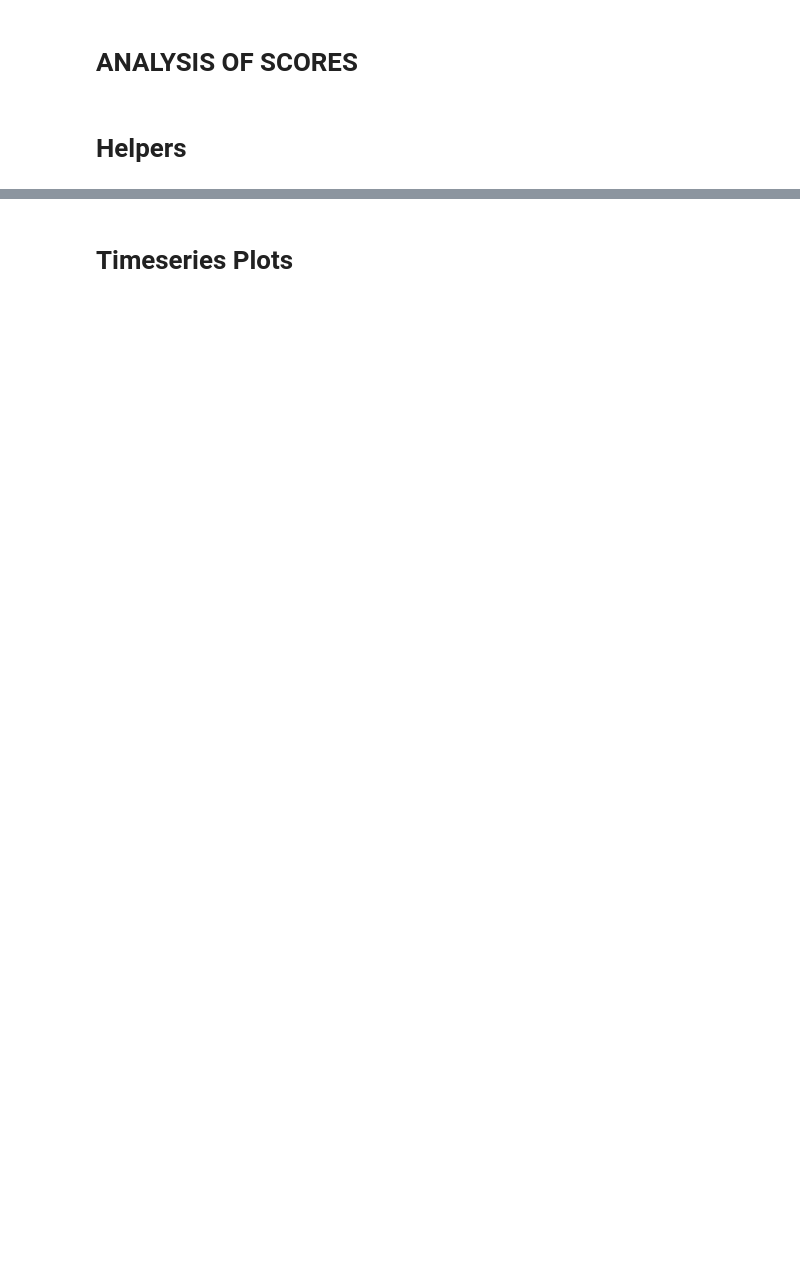
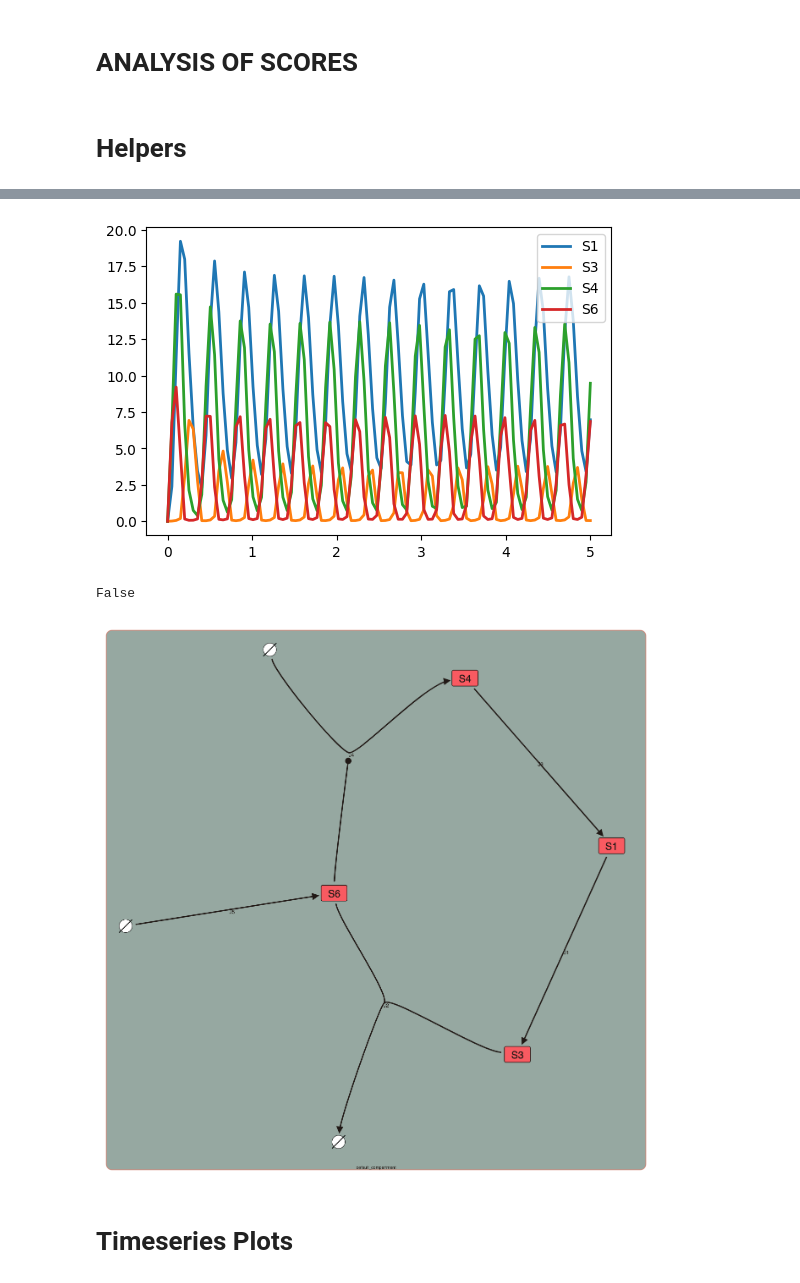
Before and after one commit to ModelEngineering/model_linearity_analysis, a Jupyter notebook: notebooks/score_analysis.ipynb, the cells around one changed output, grey strips where cells are left out. Drawn from its saved outputs; the diff is of its cells as text; code cells hidden in the pictures; blank space fills up the shorter version.

```diff
--- a/notebooks/score_analysis.ipynb
+++ b/notebooks/score_analysis.ipynb
@@ -38,0 +80,19 @@ def evaluateMlp(model_num, num_splits=2, is_slow_subspace: bool = False,
+# %%
+import tellurium as te
+model = """
+J1: S1 -> S3; 2.494728*S1*S8
+J2: S3 + S6 -> ; 312.753091*S3*S6
+J3: S4 -> S1; 3.957946*S4*S8
+J4: -> S4; 8.787850*S6*S8
+J5: -> S6; 3.993558*S8*S8
+
+$S8 = 6
+"""
+rr = te.loada(model)
+DATA_DISC = rr.simulate(0, 5, 100, selections=['time', 'S1', 'S3', 'S4', 'S6'])
+rr.plot()
+draw(model)
+# %% [output]
+[figure, added]
+False
+[figure, added]
```
Also changed, not shown: parts of 14 cells of this notebook, 8 other files.
